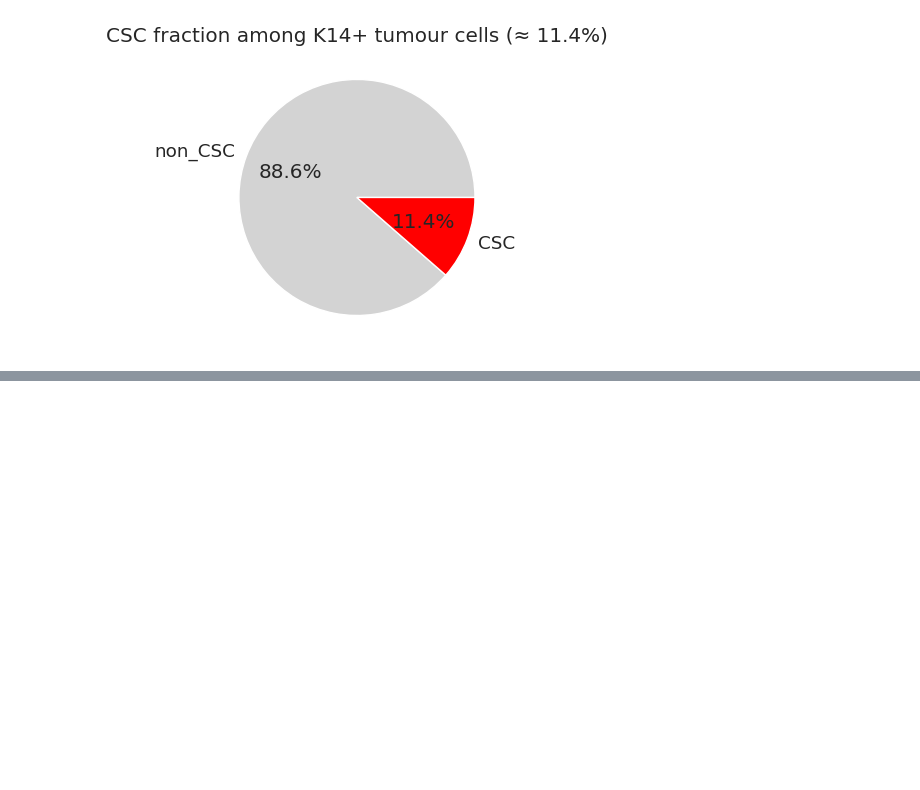
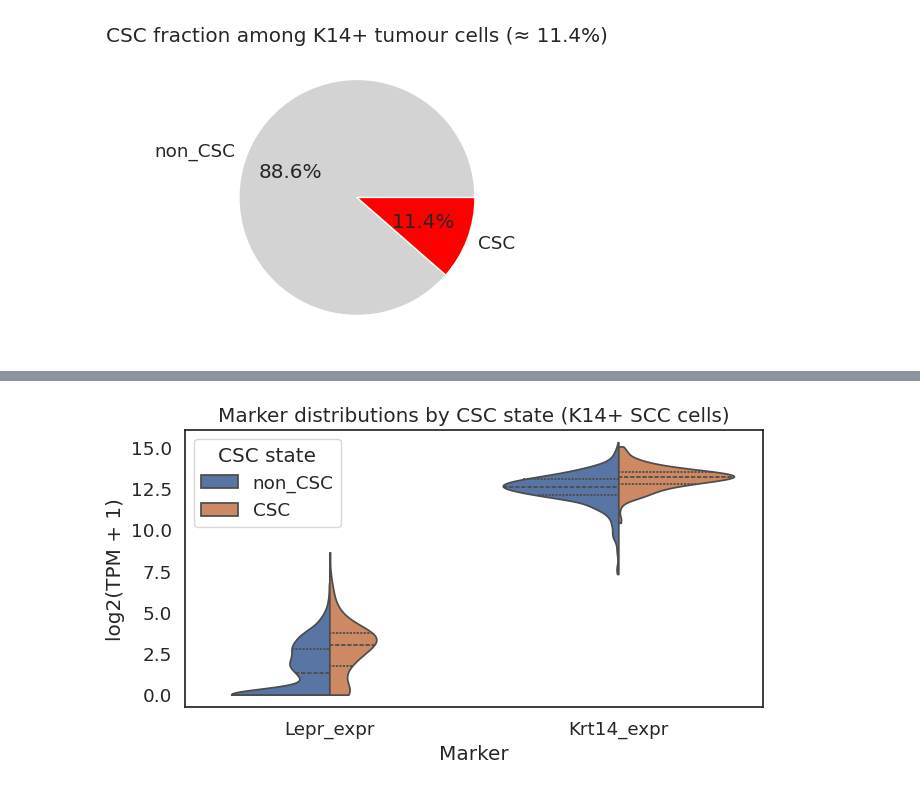
Before and after one commit to SecondBook5/ras_csc_feedback_switch, a Jupyter notebook: notebooks/scRNA_SCC_RasCSC_state_summary.ipynb, the cells around one changed output, grey strips where cells are left out. Cells and saved outputs as stored; diff of their text form; code cells hidden in the pictures; blank space fills up the shorter version.

Commit message:
Update scRNA SCC Ras–CSC notebook and ignore interim data

```diff
--- a/notebooks/scRNA_SCC_RasCSC_state_summary.ipynb
+++ b/notebooks/scRNA_SCC_RasCSC_state_summary.ipynb
@@ -1364,0 +1368,81 @@ No module scores defined yet. Fill in module gene lists first.
+# %%
+# -------------------------------------------------------------------
+# LEPR and Krt14 distributions: CSC vs non-CSC + simple stats
+# -------------------------------------------------------------------
+
+from scipy.stats import mannwhitneyu
+
+# Check needed columns
+for col in ["is_CSC", "Lepr_expr", "Krt14_expr"]:
+    if col not in metadata_k14.columns:
+        raise KeyError(f"CSC marker plot: metadata_k14 missing '{col}'.")
+
+# Build a tidy DataFrame for plotting
+plot_df = (
+    metadata_k14[["is_CSC", "Lepr_expr", "Krt14_expr"]]
+    .copy()
+)
+
+# Map boolean CSC flag to string label
+plot_df["CSC_state"] = np.where(plot_df["is_CSC"], "CSC", "non_CSC")
+
+# Melt wide marker columns into long format
+plot_long = plot_df.melt(
+    id_vars=["CSC_state"],
+    value_vars=["Lepr_expr", "Krt14_expr"],
+    var_name="Marker",
+    value_name="log2_TPM_plus1"
+)
+
+# Violin + box overlay per marker, CSC vs non-CSC
+plt.figure(figsize=(7, 4))
+ax = sns.violinplot(
+    data=plot_long,
+    x="Marker",
+    y="log2_TPM_plus1",
+    hue="CSC_state",
+    split=True,
+    inner="quartile",
+    cut=0
+)
+ax.set_ylabel("log2(TPM + 1)")
+ax.set_title("Marker distributions by CSC state (K14+ SCC cells)")
+
+plt.legend(title="CSC state")
+plt.tight_layout()
+plt.show()
+
+# -------------------------------------------------------------------
+# Basic statistics: Mann–Whitney U tests CSC vs non-CSC
+# -------------------------------------------------------------------
+
+stats_rows = []
+for marker in ["Lepr_expr", "Krt14_expr"]:
+    # Extract CSC and non-CSC values
+    csc_vals = metadata_k14.loc[metadata_k14["is_CSC"], marker]
+    non_vals = metadata_k14.loc[~metadata_k14["is_CSC"], marker]
+
+    # Perform one-sided test: CSC > non-CSC
+    # (use alternative="greater" in SciPy >=1.7; if not available, drop it)
+    u_stat, p_val = mannwhitneyu(
+        csc_vals,
+        non_vals,
+        alternative="greater"
+    )
+
+    # Store summary row
+    stats_rows.append({
+        "marker": marker,
+        "CSC_mean": float(csc_vals.mean()),
+        "nonCSC_mean": float(non_vals.mean()),
+        "U_statistic": float(u_stat),
+        "p_value_one_sided_CSC_gt_nonCSC": float(p_val),
+        "n_CSC": int(csc_vals.shape[0]),
+        "n_nonCSC": int(non_vals.shape[0]),
+    })
+
+# Convert to DataFrame for display
+marker_stats_df = pd.DataFrame(stats_rows)
+marker_stats_df
+# %% [output]
+[figure, added]
```
Also changed, not shown: parts of 5 cells of this notebook, 1 other file.
